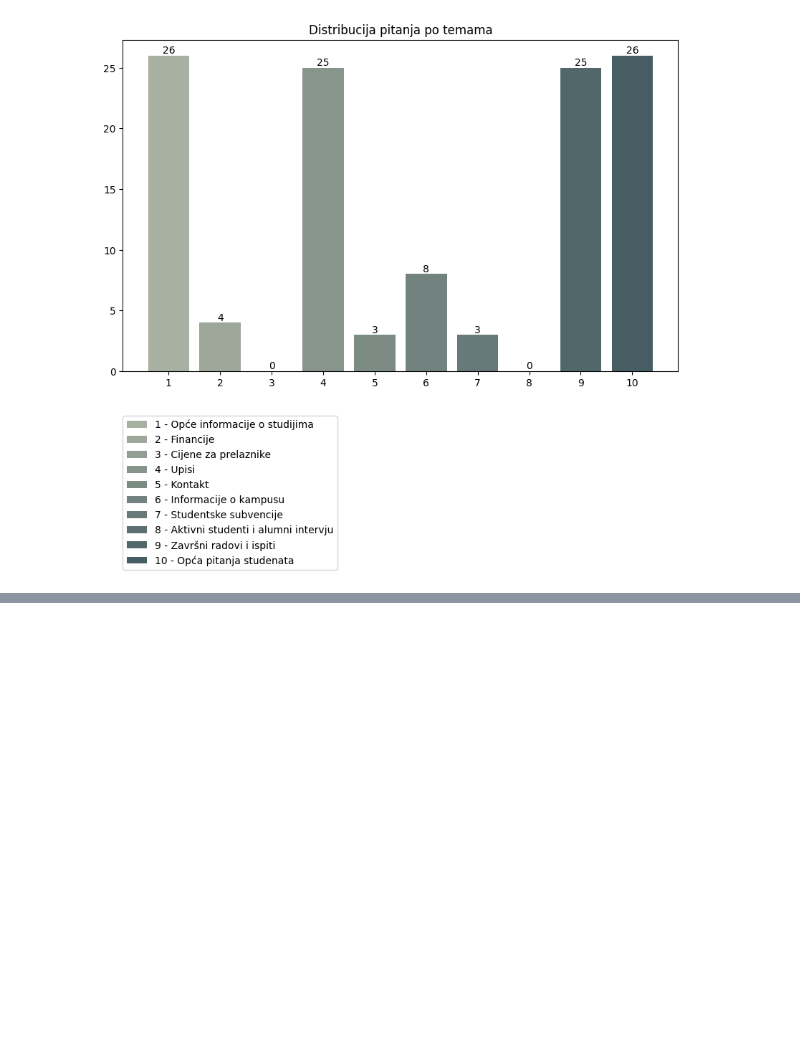
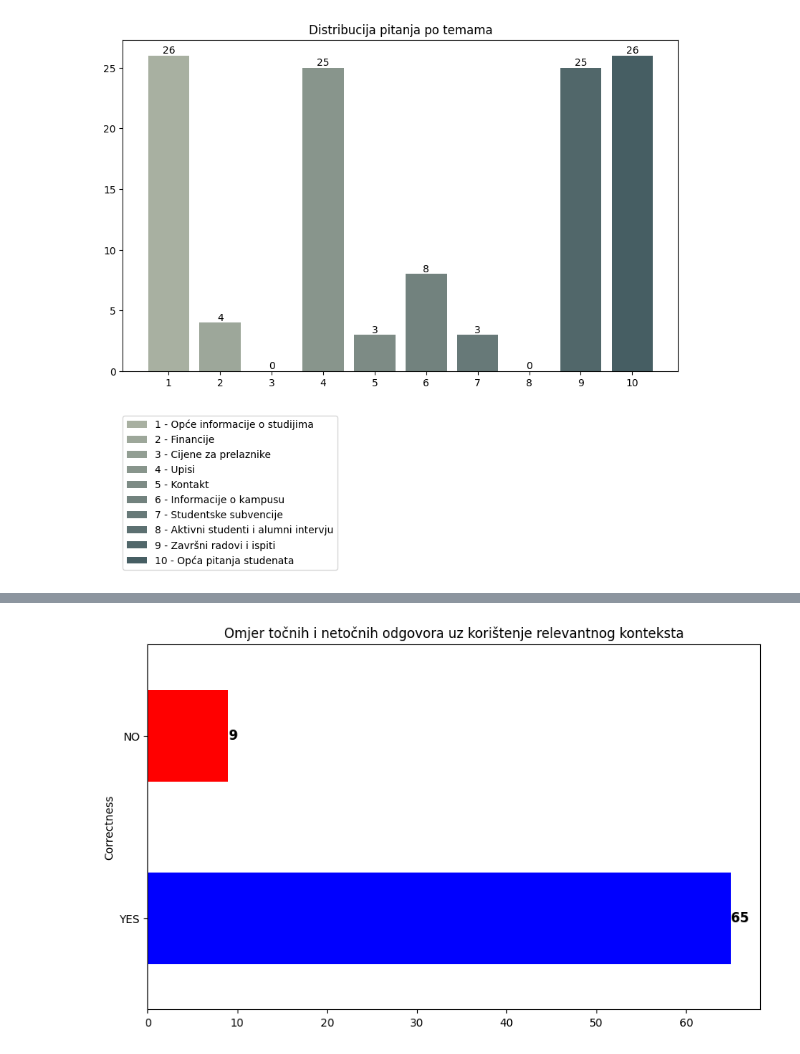
Before and after one commit to CZmafi00/subject-matter-assistant-algebra-prep, a Jupyter notebook: 5.2.data-visualization.ipynb, the cells around one changed output, grey strips where cells are left out. Saved outputs shown, nothing was run; the diff lists cells and outputs as text; code cells hidden in the pictures; blank space fills up the shorter version.

```diff
--- a/5.2.data-visualization.ipynb
+++ b/5.2.data-visualization.ipynb
@@ -116,0 +142,5 @@ df_incorrect = df_all[df_all['Correctness']=='NO'][df_all['Question relevant']==
+# %%
+data_input = df_all[df_all['Question relevant']=='YES'][df_all['Context relevant'] == 'YES']
+plot_yes_no_chart_all(data_input, 'Correctness', 'Omjer točnih i netočnih odgovora uz korištenje relevantnog konteksta')
+# %% [output]
+[figure, added]
```
Also changed, not shown: parts of 7 cells of this notebook, 1 other file.
